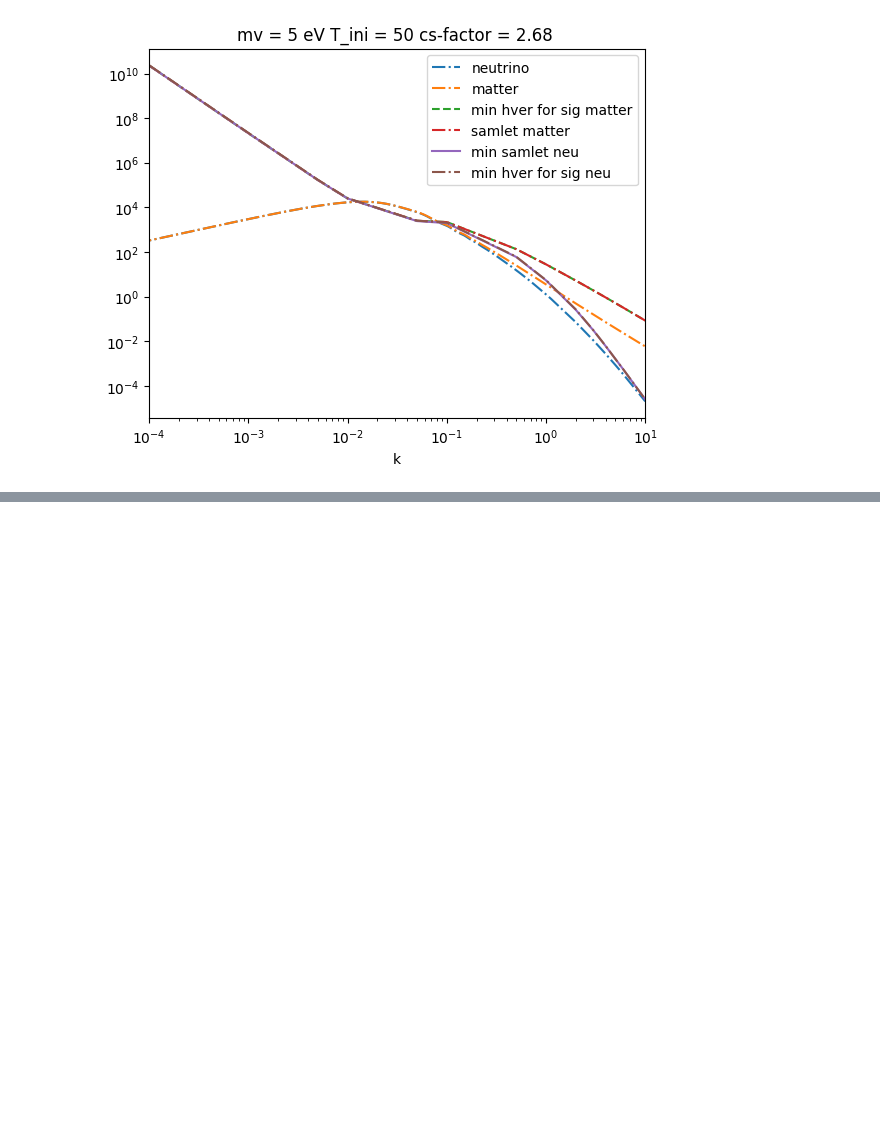
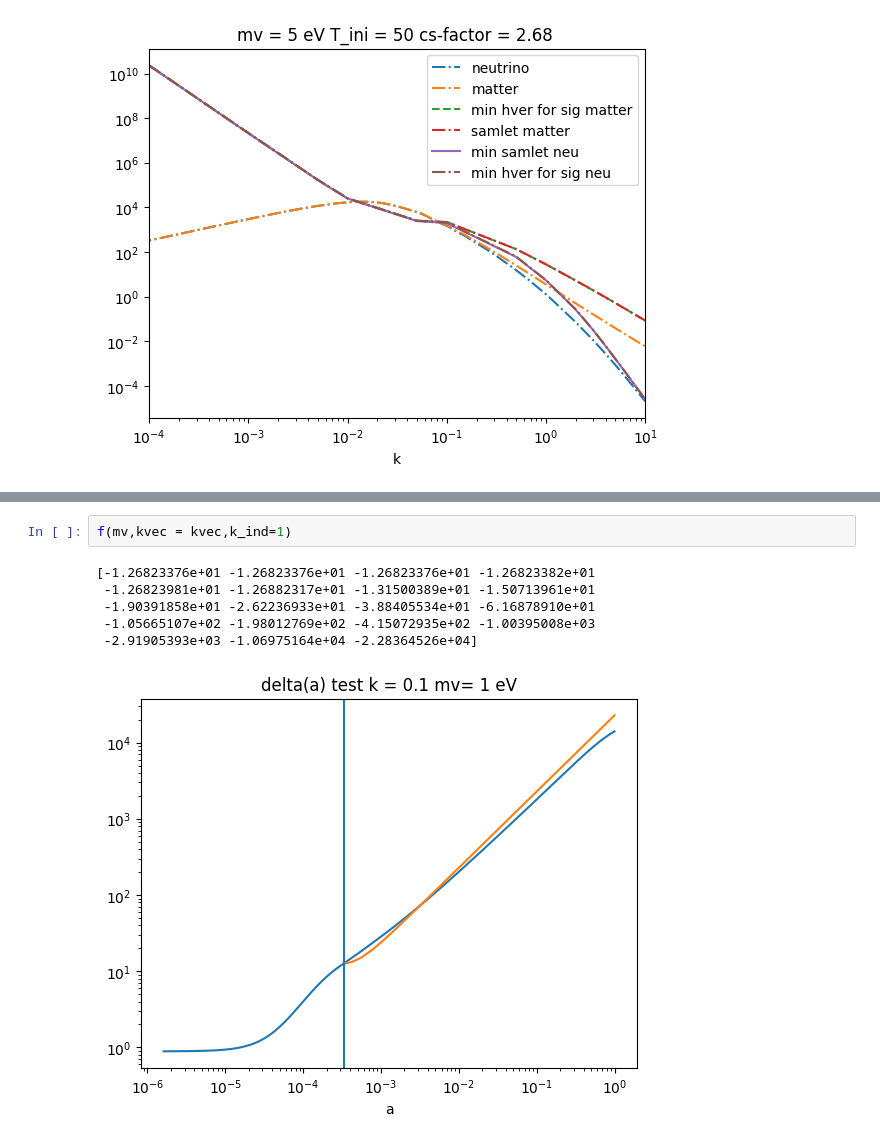
Before and after one commit to eriksteenberg/Power-spectrum-Test, a Jupyter notebook: Samlet vs. seperate diff. eq. bonus - Det er her magien sker.ipynb, the cells around one changed output, grey strips where cells are left out. Saved outputs shown, nothing was run; the diff lists cells and outputs as text; blank space fills up the shorter version.

```diff
--- a/Samlet vs. seperate diff. eq. bonus - Det er her magien sker.ipynb
+++ b/Samlet vs. seperate diff. eq. bonus - Det er her magien sker.ipynb
@@ -363,0 +519,9 @@ a
+# %%
+f(mv,kvec = kvec,k_ind=1)
+# %% [output]
+[-1.26823376e+01 -1.26823376e+01 -1.26823376e+01 -1.26823382e+01
+ -1.26823981e+01 -1.26882317e+01 -1.31500389e+01 -1.50713961e+01
+ -1.90391858e+01 -2.62236933e+01 -3.88405534e+01 -6.16878910e+01
+ -1.05665107e+02 -1.98012769e+02 -4.15072935e+02 -1.00395008e+03
+ -2.91905393e+03 -1.06975164e+04 -2.28364526e+04]
+[figure, added]
```
Also changed, not shown: parts of 4 cells of this notebook.
